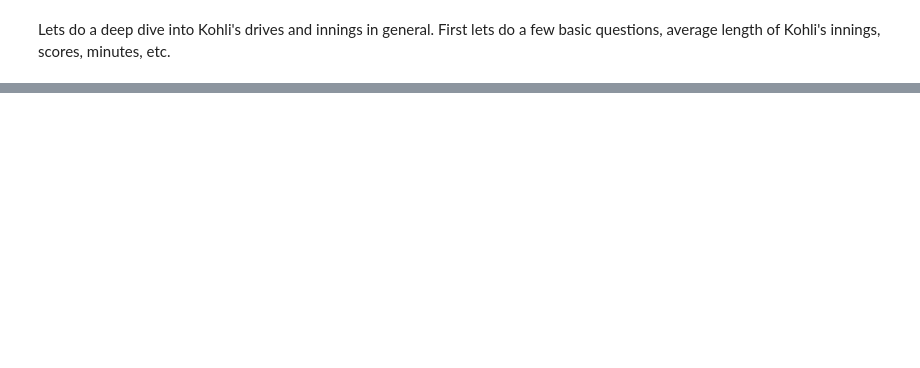
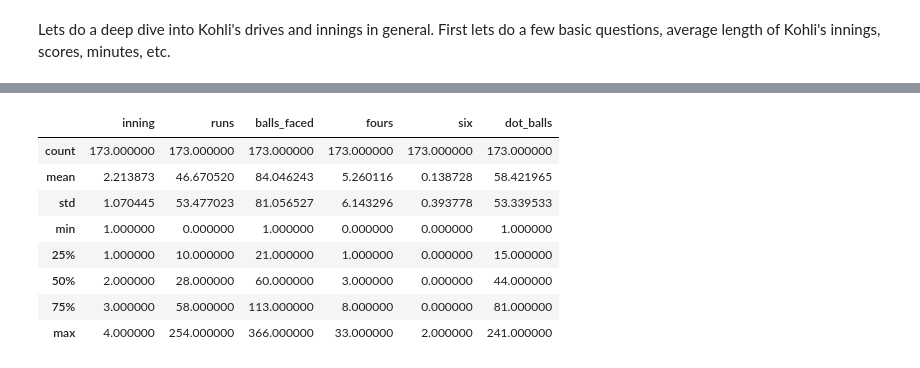
Before and after one commit to abhiramjoshi/cricket_analysis, a Jupyter notebook: codebase/Kohli/how_many_drives.ipynb, the cells around one changed output, grey strips where cells are left out. Drawn from its saved outputs; the diff is of its cells as text; code cells hidden in the pictures; blank space fills up the shorter version.

```diff
--- a/codebase/Kohli/how_many_drives.ipynb
+++ b/codebase/Kohli/how_many_drives.ipynb
@@ -63,0 +51,12 @@ kohli_innings_df.head()
+# %%
+kohli_innings_df.describe()
+# %% [output]
+|  | inning | runs | balls_faced | fours | six | dot_balls |
+| count | 173.000000 | 173.000000 | 173.000000 | 173.000000 | 173.000000 | 173.000000 |
+| mean | 2.213873 | 46.670520 | 84.046243 | 5.260116 | 0.138728 | 58.421965 |
+| std | 1.070445 | 53.477023 | 81.056527 | 6.143296 | 0.393778 | 53.339533 |
+| min | 1.000000 | 0.000000 | 1.000000 | 0.000000 | 0.000000 | 1.000000 |
+| 25% | 1.000000 | 10.000000 | 21.000000 | 1.000000 | 0.000000 | 15.000000 |
+| 50% | 2.000000 | 28.000000 | 60.000000 | 3.000000 | 0.000000 | 44.000000 |
+| 75% | 3.000000 | 58.000000 | 113.000000 | 8.000000 | 0.000000 | 81.000000 |
+| max | 4.000000 | 254.000000 | 366.000000 | 33.000000 | 2.000000 | 241.000000 |
```
Also changed, not shown: parts of 27 cells of this notebook, 2 other files.
